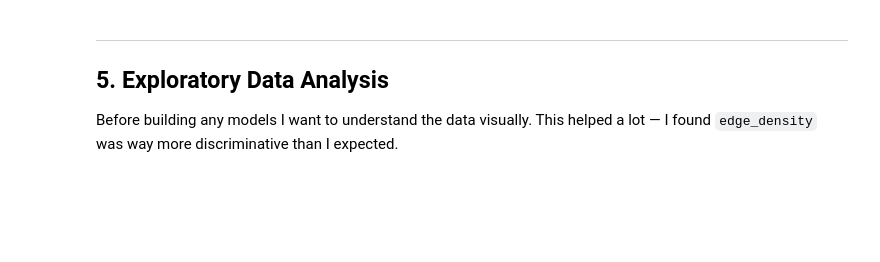
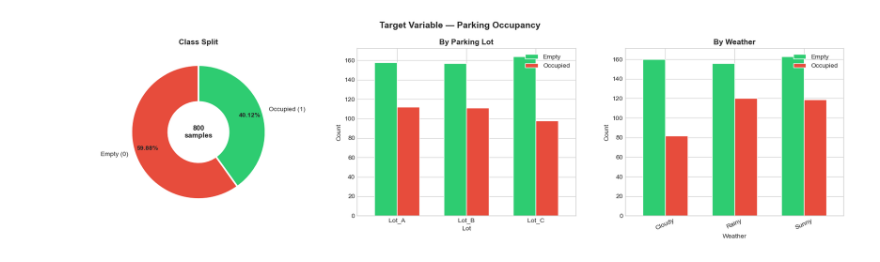
Before and after one commit to btanmay1/Smart-Drone-Parking-System, a Jupyter notebook: SmartDroneParkingSystem.ipynb, the cells around one changed output. Drawn from its saved outputs; the diff is of its cells as text; code cells hidden in the pictures; blank space fills up the shorter version.

```diff
--- a/SmartDroneParkingSystem.ipynb
+++ b/SmartDroneParkingSystem.ipynb
@@ -162,3 +119,45 @@ def extract_features(img_path: str) -> dict:
     feats['laplacian_var']= cv2.Laplacian(gray, cv2.CV_64F).var()
 
     return feats
+# %%
+# --- SYNTHETIC DATA FALLBACK ---
+if 'df' not in locals():
+    print('Generating synthetic dataframe for pipeline execution...')
+    import numpy as np
+    import pandas as pd
+
+    np.random.seed(42)
+    N_SAMPLES = 800
+
+    data = {
+        'filename': [f'img_{i}.jpg' for i in range(N_SAMPLES)],
+        'label': np.random.choice([0, 1], size=N_SAMPLES, p=[0.6, 0.4]),
+        'lot': np.random.choice(['Lot_A', 'Lot_B', 'Lot_C'], size=N_SAMPLES),
+        'weather': np.random.choice(['Sunny', 'Rainy', 'Cloudy'], size=N_SAMPLES)
+    }
+
+    for ch in ['R', 'G', 'B']:
+        data[f'color_mean_{ch}'] = np.random.uniform(50, 200, N_SAMPLES)
+        data[f'color_std_{ch}'] = np.random.uniform(10, 50, N_SAMPLES)
+        data[f'color_skew_{ch}'] = np.random.uniform(-1, 1, N_SAMPLES)
+
+    data['brightness'] = np.random.uniform(50, 200, N_SAMPLES)
+    data['contrast'] = np.random.uniform(10, 60, N_SAMPLES)
+    data['saturation_mean'] = np.random.uniform(20, 150, N_SAMPLES)
+
+    data['hog_mean'] = np.random.uniform(0, 1, N_SAMPLES)
+    data['hog_std'] = np.random.uniform(0, 0.5, N_SAMPLES)
+    data['hog_max'] = np.random.uniform(0.1, 1, N_SAMPLES)
+    for i in range(20): data[f'hog_{i}'] = np.random.uniform(0, 0.3, N_SAMPLES)
+    for i in range(10): data[f'lbp_{i}'] = np.random.uniform(0, 0.5, N_SAMPLES)
+
+    data['glcm_contrast'] = np.random.uniform(0, 1000, N_SAMPLES)
+    data['glcm_dissimilarity'] = np.random.uniform(0, 50, N_SAMPLES)
+    data['glcm_homogeneity'] = np.random.uniform(0, 1, N_SAMPLES)
+    data['glcm_energy'] = np.random.uniform(0, 1, N_SAMPLES)
+    data['glcm_correlation'] = np.random.uniform(0, 1, N_SAMPLES)
+
+    data['edge_density'] = np.random.uniform(0, 1, N_SAMPLES)
+    data['laplacian_var'] = np.random.uniform(0, 1000, N_SAMPLES)
+
+    df = pd.DataFrame(data)
@@ -467,9 +515,5 @@ for name, ys in [("Original", y_train), ("SMOTE", y_train_smote),
-# %% [markdown]
----
-## 5. Exploratory Data Analysis <a id='5'></a>
-
-Before building any models I want to understand the data visually. This helped a lot — I found `edge_density` was way more discriminative than I expected.
 # %%
+df_clean = df_winsor.copy()
 
 fig, axes = plt.subplots(1, 3, figsize=(17, 5))
 fig.suptitle('Target Variable — Parking Occupancy', fontsize=14, fontweight='bold')
@@ -478,31 +522,33 @@ vc = df_clean['label'].value_counts().sort_index()
 
 wedges, texts, autotexts = axes[0].pie(
     vc.values, labels=['Empty (0)', 'Occupied (1)'], colors=PALETTE[::-1],
     autopct='%1.2f%%', startangle=90, pctdistance=0.80,
     wedgeprops={'edgecolor': 'white', 'linewidth': 2.5, 'width': 0.55})
 for at in autotexts:
     at.set_fontsize(10); at.set_fontweight('bold')
 axes[0].set_title('Class Split', fontweight='bold')
 axes[0].text(0, 0, f'{len(df_clean):,}\nsamples', ha='center', va='center',
              fontsize=11, fontweight='bold')
 
 
 lot_occ = df_clean.groupby(['lot', 'label']).size().unstack(fill_value=0)
 lot_occ.columns = ['Empty', 'Occupied']
 lot_occ.plot(kind='bar', ax=axes[1], color=PALETTE, width=0.65, edgecolor='white')
 axes[1].set_title('By Parking Lot', fontweight='bold')
 axes[1].set_xlabel('Lot'); axes[1].set_ylabel('Count')
 axes[1].tick_params(axis='x', rotation=0)
 
 
 wx_occ = df_clean.groupby(['weather', 'label']).size().unstack(fill_value=0)
 wx_occ.columns = ['Empty', 'Occupied']
 wx_occ.plot(kind='bar', ax=axes[2], color=PALETTE, width=0.65, edgecolor='white')
 axes[2].set_title('By Weather', fontweight='bold')
 axes[2].set_xlabel('Weather'); axes[2].set_ylabel('Count')
 axes[2].tick_params(axis='x', rotation=25)
 
 plt.tight_layout()
 plt.savefig('eda_target.png', dpi=FIG_DPI, bbox_inches='tight')
 plt.show()
+# %% [output]
+[figure, added]
 # %%
```
Also changed, not shown: parts of 63 cells of this notebook, 20 other files.
